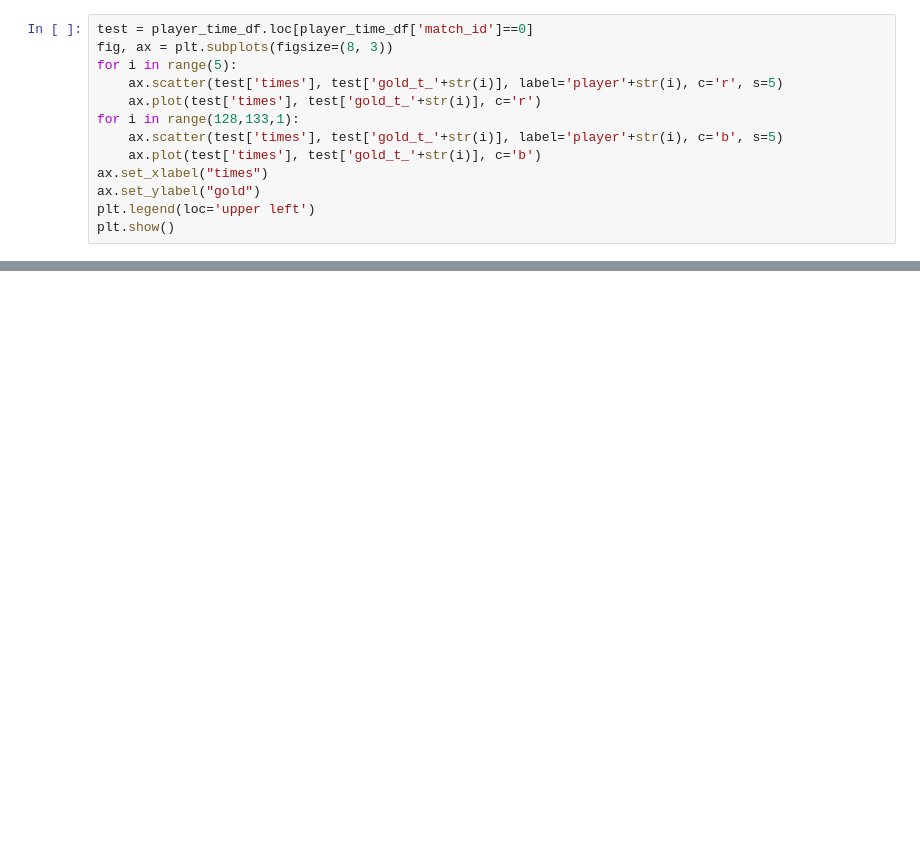
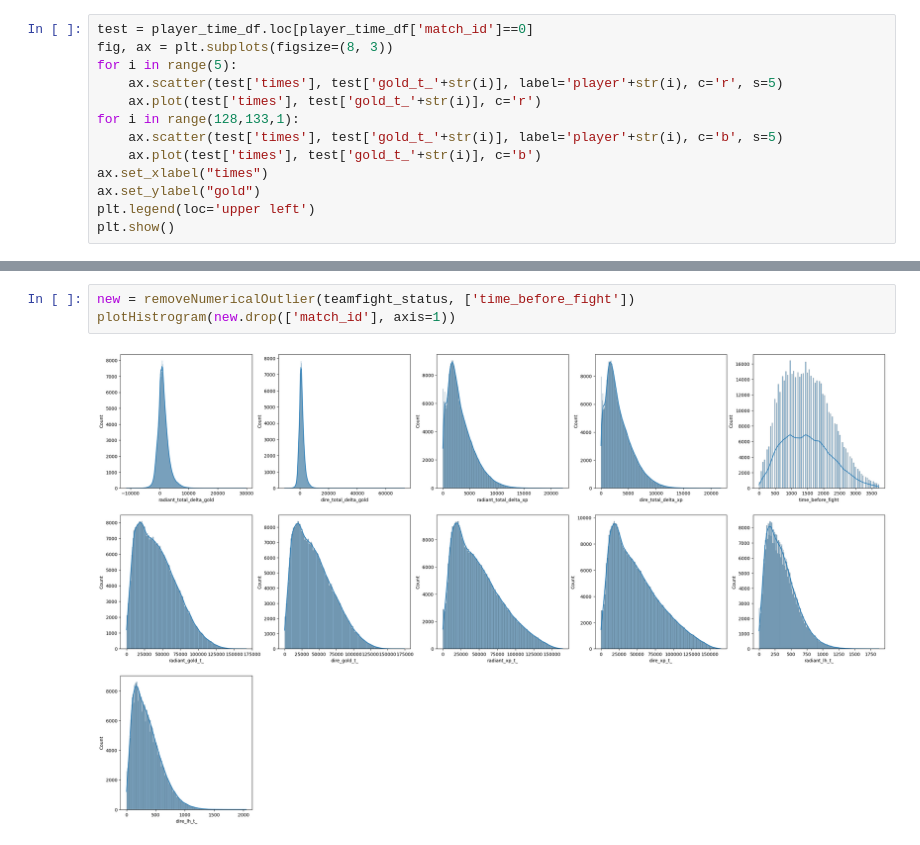
Before and after one commit to thanachart29/Machine-Learning-Class, a Jupyter notebook: project/final_project.ipynb, the cells around one changed output, grey strips where cells are left out. Cells and saved outputs as stored; diff of their text form; blank space fills up the shorter version.

```diff
--- a/project/final_project.ipynb
+++ b/project/final_project.ipynb
@@ -200,0 +272,5 @@ plt.show()
+# %%
+new = removeNumericalOutlier(teamfight_status, ['time_before_fight'])
+plotHistrogram(new.drop(['match_id'], axis=1))
+# %% [output]
+[figure, added]
```
Also changed, not shown: parts of 43 cells of this notebook, 4 other files.
